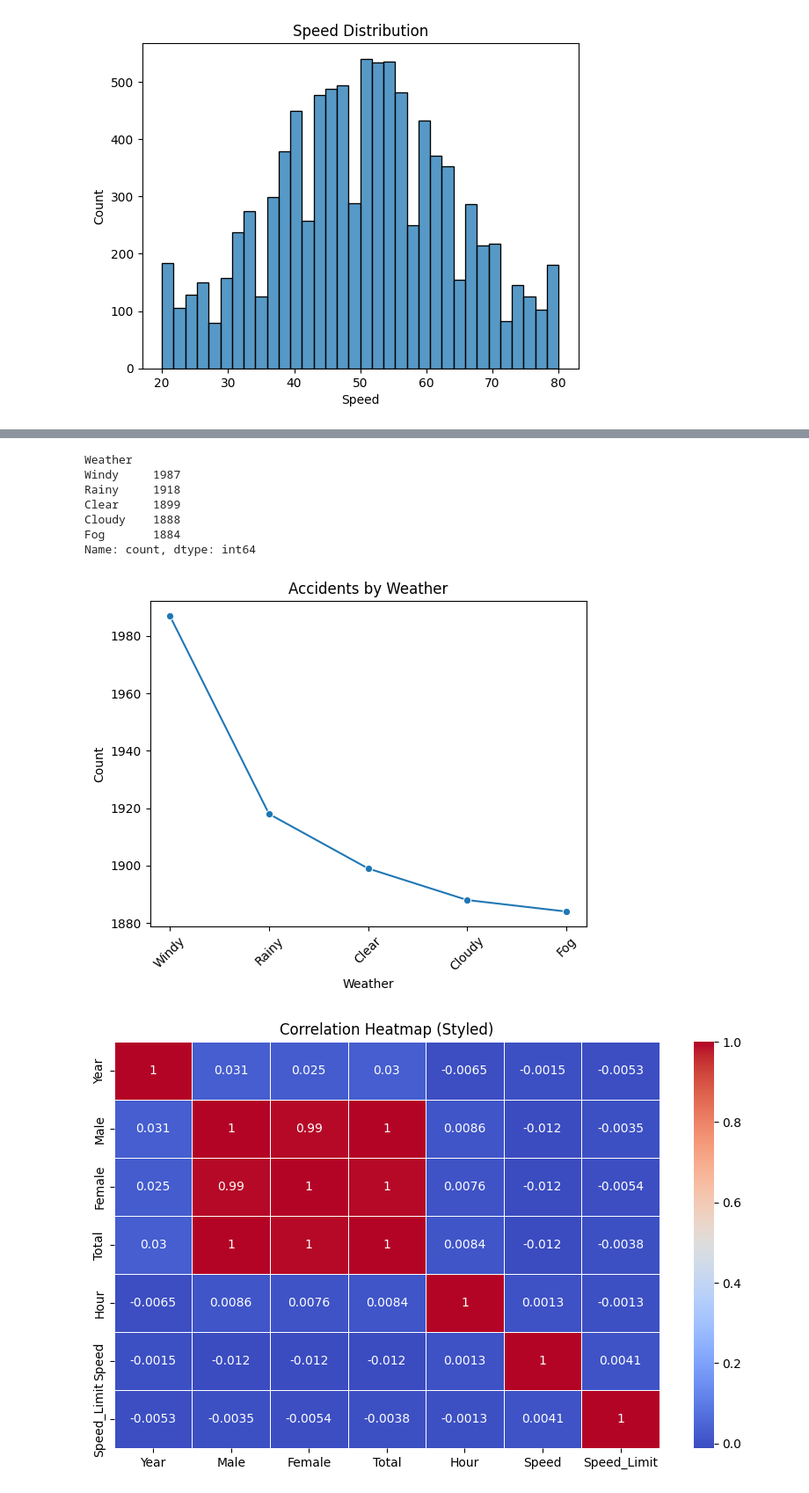
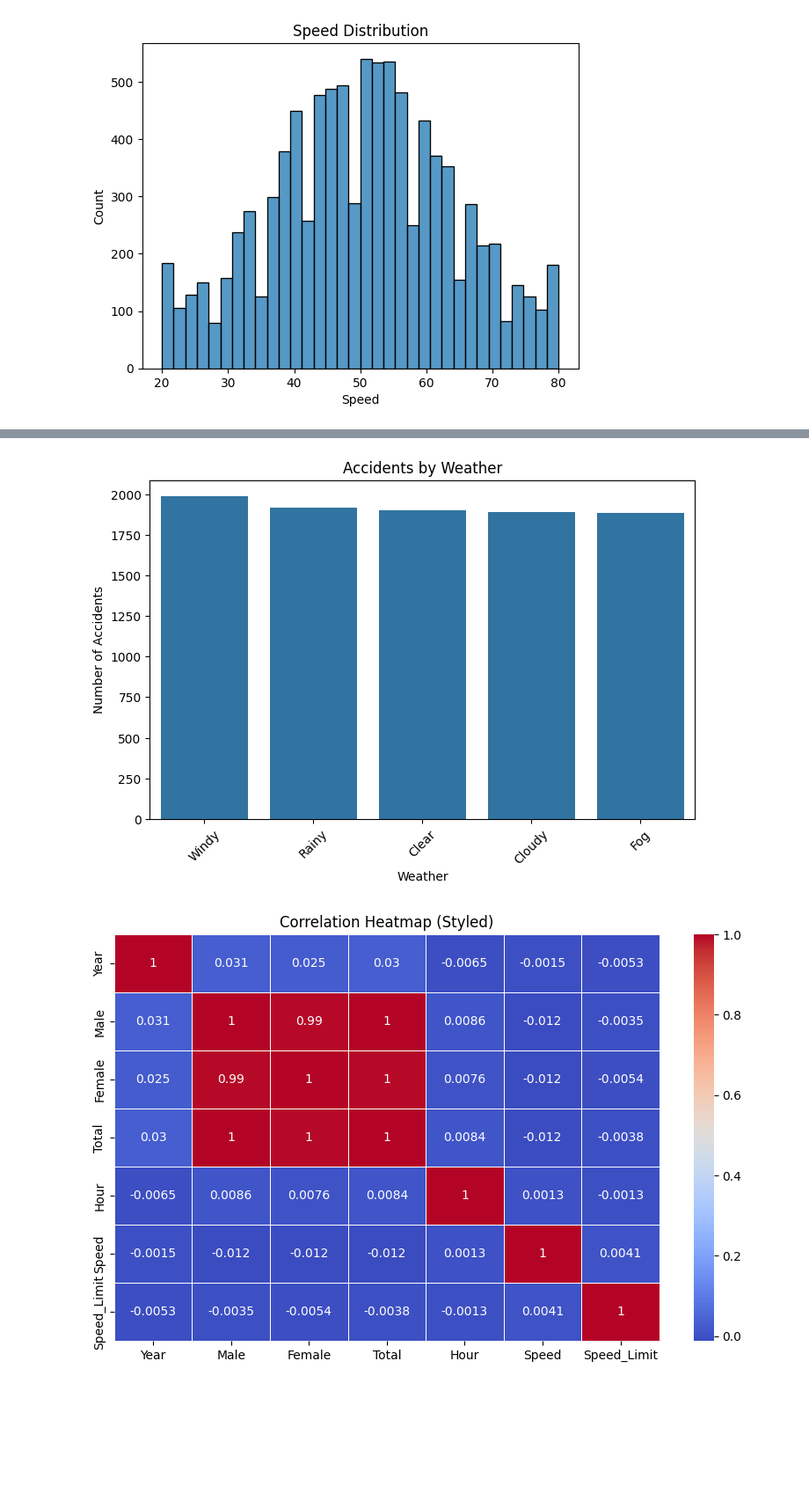
Before and after one commit to NikhilPrajapati73/Road-accident-analysis, a Jupyter notebook: final_project.ipynb, the cells around one changed output, grey strips where cells are left out. Shown at 88% size. Cells and saved outputs as stored; diff of their text form; code cells hidden in the pictures; blank space fills up the shorter version.

```diff
--- a/final_project.ipynb
+++ b/final_project.ipynb
@@ -123,24 +139,23 @@ plt.show()
 # %%
 weather_counts = df['Weather'].value_counts()
-print(weather_counts)
+
+# Convert to DataFrame
 weather_df = weather_counts.reset_index()
 weather_df.columns = ['Weather', 'Count']
-import seaborn as sns
 
-sns.lineplot(x='Weather', y='Count', data=weather_df, marker='o')
+# Plot (BEST GRAPH)
+plt.figure(figsize=(8,5))
+
+sns.barplot(x='Weather', y='Count', data=weather_df)
 
 plt.title("Accidents by Weather")
+plt.xlabel("Weather")
+plt.ylabel("Number of Accidents")
 plt.xticks(rotation=45)
+
 plt.show()
 # %% [output]
-Weather
-Windy     1987
-Rainy     1918
-Clear     1899
-Cloudy    1888
-Fog       1884
-Name: count, dtype: int64
-[figure, old version]
+[figure, new version]
 # %%
 plt.figure(figsize=(10,6))
 
```
Also changed, not shown: parts of 7 cells of this notebook.
